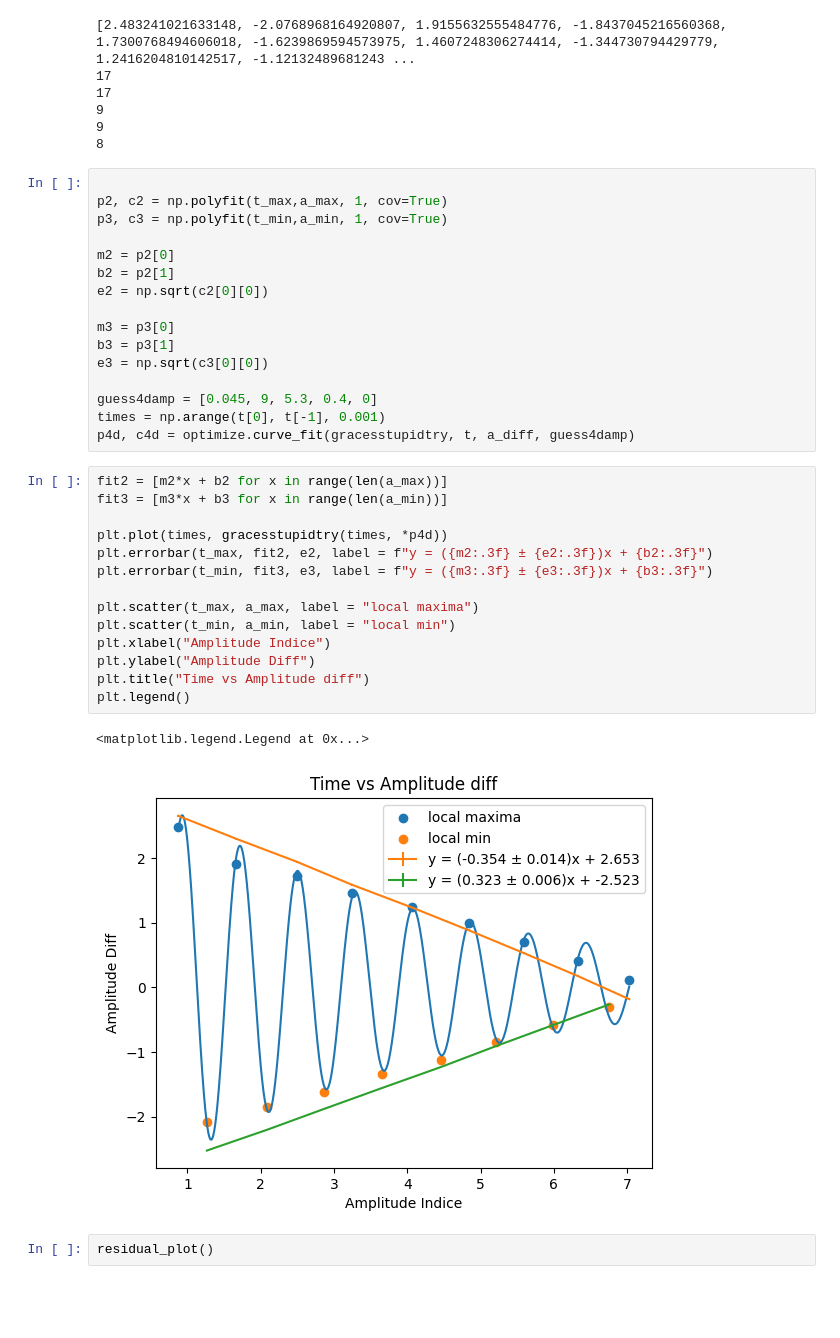
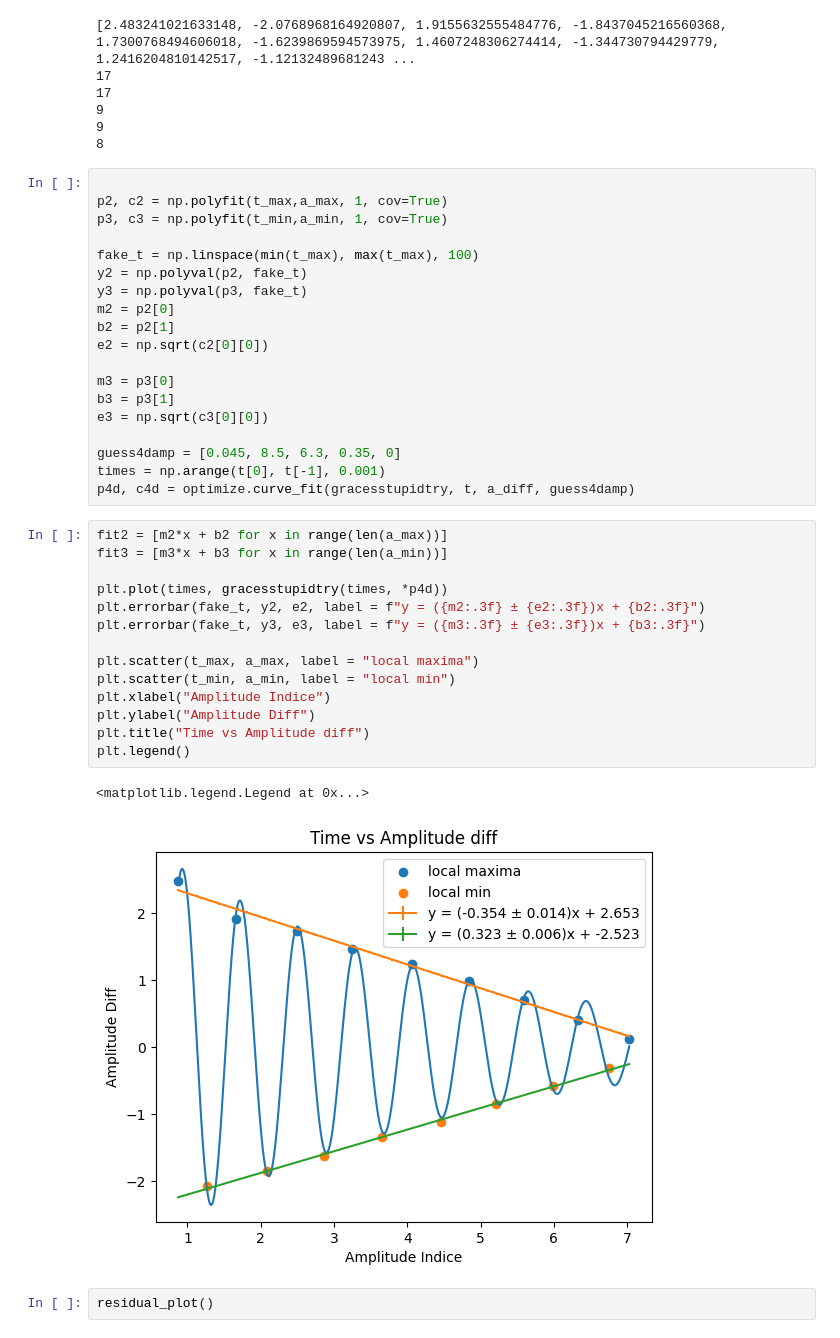
Before and after one commit to natejaffa/5b_labs, a Jupyter notebook: lab7/lab07(1).ipynb, the cells around one changed output. Cells and saved outputs as stored; diff of their text form; blank space fills up the shorter version.

```diff
--- a/lab7/lab07(1).ipynb
+++ b/lab7/lab07(1).ipynb
@@ -313,6 +313,9 @@ print(len(t_min))
 p2, c2 = np.polyfit(t_max,a_max, 1, cov=True)
 p3, c3 = np.polyfit(t_min,a_min, 1, cov=True)
 
+fake_t = np.linspace(min(t_max), max(t_max), 100)
+y2 = np.polyval(p2, fake_t)
+y3 = np.polyval(p3, fake_t)
 m2 = p2[0]
 b2 = p2[1]
 e2 = np.sqrt(c2[0][0])
@@ -321,25 +324,25 @@ m3 = p3[0]
 b3 = p3[1]
 e3 = np.sqrt(c3[0][0])
 
-guess4damp = [0.045, 9, 5.3, 0.4, 0]
+guess4damp = [0.045, 8.5, 6.3, 0.35, 0]
 times = np.arange(t[0], t[-1], 0.001)
 p4d, c4d = optimize.curve_fit(gracesstupidtry, t, a_diff, guess4damp)
 # %%
 fit2 = [m2*x + b2 for x in range(len(a_max))]
 fit3 = [m3*x + b3 for x in range(len(a_min))]
 
 plt.plot(times, gracesstupidtry(times, *p4d))
-plt.errorbar(t_max, fit2, e2, label = f"y = ({m2:.3f} ± {e2:.3f})x + {b2:.3f}")
-plt.errorbar(t_min, fit3, e3, label = f"y = ({m3:.3f} ± {e3:.3f})x + {b3:.3f}")
+plt.errorbar(fake_t, y2, e2, label = f"y = ({m2:.3f} ± {e2:.3f})x + {b2:.3f}")
+plt.errorbar(fake_t, y3, e3, label = f"y = ({m3:.3f} ± {e3:.3f})x + {b3:.3f}")
 
 plt.scatter(t_max, a_max, label = "local maxima")
 plt.scatter(t_min, a_min, label = "local min")
 plt.xlabel("Amplitude Indice")
 plt.ylabel("Amplitude Diff")
 plt.title("Time vs Amplitude diff")
 plt.legend()
 # %% [output]
 <matplotlib.legend.Legend at 0x...>
-[figure, old version]
+[figure, new version]
 # %%
 residual_plot()
```
Also changed, not shown: 1 other file.
